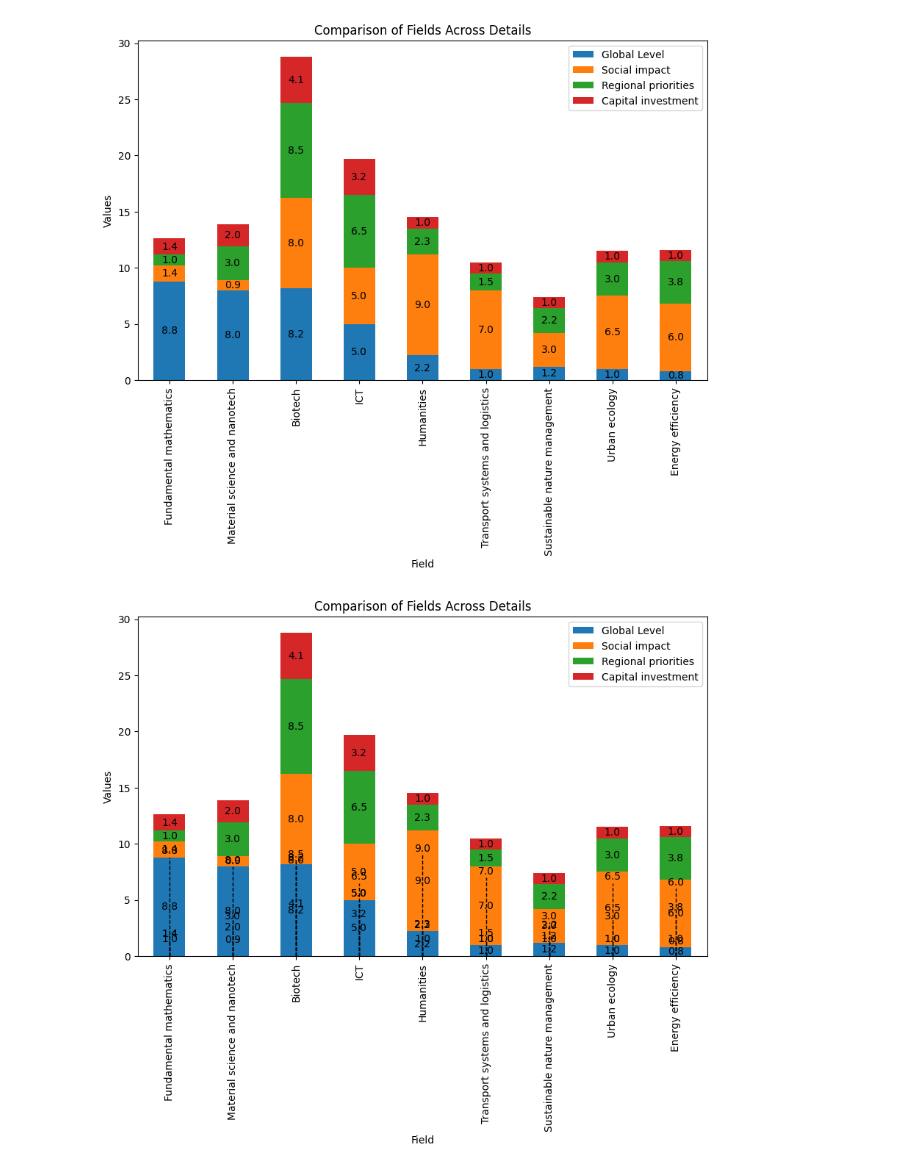
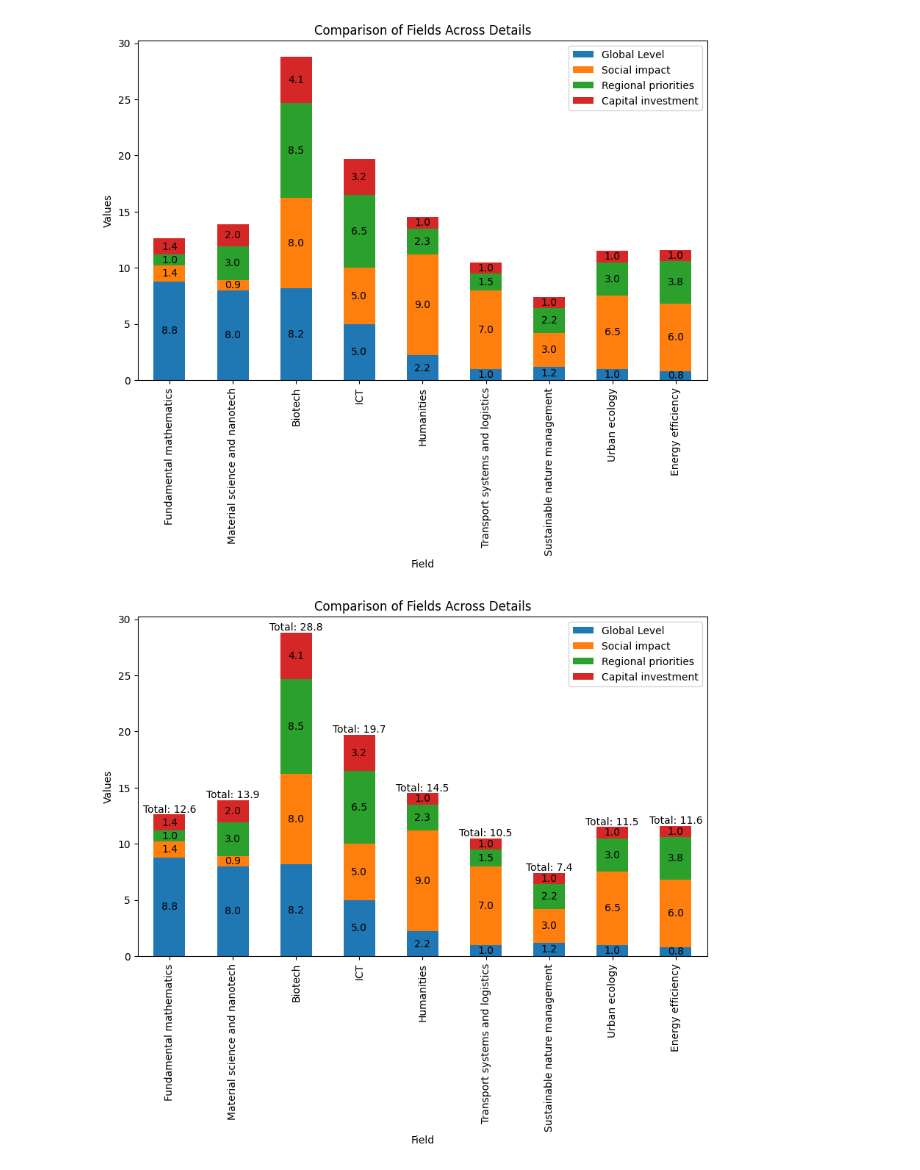
Before and after one commit to RafaelNovais/MasterAI, a Jupyter notebook: DVEX1.ipynb, the cells around one changed output. Cells and saved outputs as stored; diff of their text form; code cells hidden in the pictures.

```diff
--- a/DVEX1.ipynb
+++ b/DVEX1.ipynb
@@ -49,37 +49,36 @@ plt.show()
 # %%
 #/content/drive/MyDrive/Master/CT5136 - Data Visualisation/5D_chart_data.csv
 import pandas as pd
 import matplotlib.pyplot as plt
 
 # Read the CSV file
 data = pd.read_csv('/content/drive/MyDrive/Master/CT5136 - Data Visualisation/5D_chart_data.csv')  # Replace 'your_file.csv' with the actual file name
 
 # Drop the first column (Unnamed: 0, assuming it's an index column)
 data = data.iloc[:, 1:]
 
 # Set the 'Field' column as the index
 data.set_index('Field', inplace=True)
 
 # Plot the data
 ax = data.plot(kind='bar', stacked=True, figsize=(10, 6))
 
 # Annotate each part of the stacked bars with its corresponding value
 for p in ax.patches:
     width, height = p.get_width(), p.get_height()
     x, y = p.get_xy()
     ax.annotate(f'{height:.1f}', (x + width/2, y + height/2), ha='center', va='center')
 
-# Add lines connecting each bar to the x-axis (vertical lines)
-for idx, col in enumerate(data.columns):
-    for bar in ax.patches[idx::len(data.columns)]:
-        height = bar.get_height()
-        x, _ = bar.get_xy()
-        ax.plot([x + width/2, x + width/2], [0, height], color='black', linestyle='--', linewidth=1)
-        ax.text(x + width/2, height + 0.1, f'{height:.1f}', ha='center', va='bottom', rotation=0)  # Adjust rotation
+# Annotate each stacked bar with its respective sum value
+for idx, row_label in enumerate(data.index):
+    sum_value = data.iloc[idx, :].sum()
+    ax.text(idx, sum_value, f'Total: {sum_value:.1f}', ha='center', va='bottom', rotation=0)
+
+
 
 plt.title('Comparison of Fields Across Details')
 plt.xlabel('Field')
 plt.ylabel('Values')
 plt.show()
 # %% [output]
-[figure, old version]
+[figure, new version]
```
